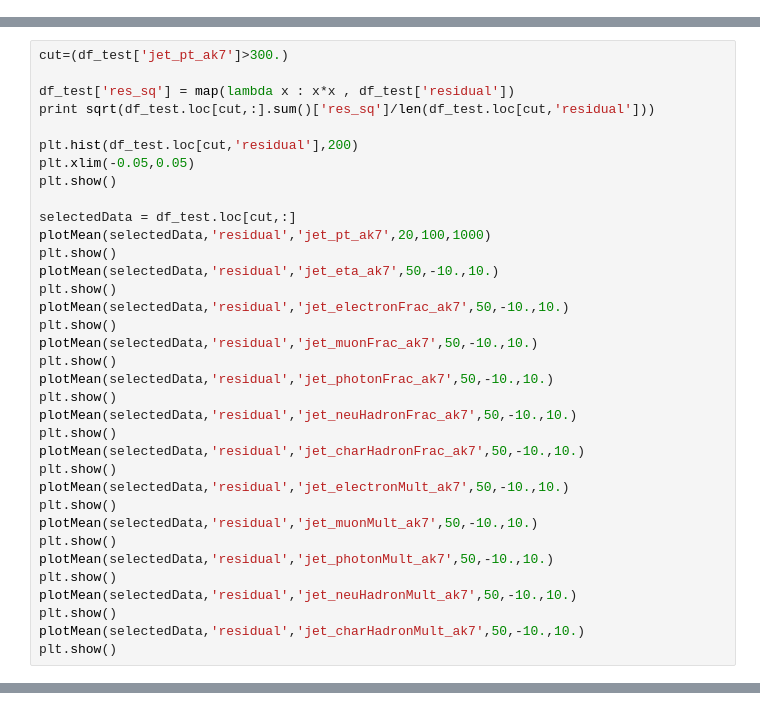
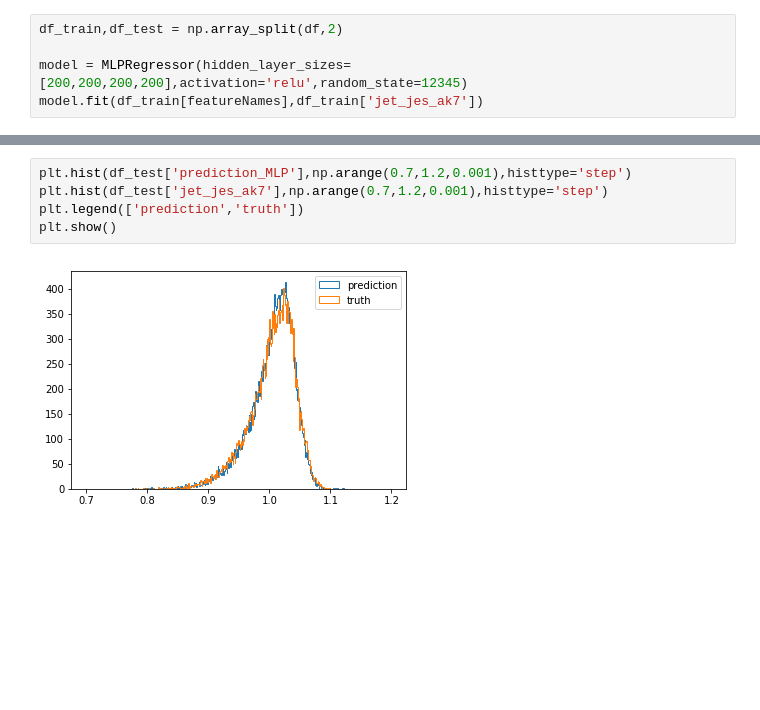
Before and after one commit to awhitbeck/scientific-python-hats, a Jupyter notebook: cms-open-data-ml/MLP_training.ipynb, the cells around one changed output, grey strips where cells are left out. Saved outputs shown, nothing was run; the diff lists cells and outputs as text; blank space fills up the shorter version.

Commit message:
updating model parameters and inputs.  adding residual profiles.

```diff
--- a/cms-open-data-ml/MLP_training.ipynb
+++ b/cms-open-data-ml/MLP_training.ipynb
@@ -78,0 +128,5 @@ if( scaleData ):
+# %%
+df_train,df_test = np.array_split(df,2)
+
+model = MLPRegressor(hidden_layer_sizes=[200,200,200,200],activation='relu',random_state=12345)
+model.fit(df_train[featureNames],df_train['jet_jes_ak7'])
@@ -185,35 +152,0 @@ plt.show()
-# %%
-cut=(df_test['jet_pt_ak7']>300.)
-
-df_test['res_sq'] = map(lambda x : x*x , df_test['residual'])
-print sqrt(df_test.loc[cut,:].sum()['res_sq']/len(df_test.loc[cut,'residual']))
-
-plt.hist(df_test.loc[cut,'residual'],200)
-plt.xlim(-0.05,0.05)
-plt.show()
-
-selectedData = df_test.loc[cut,:]
-plotMean(selectedData,'residual','jet_pt_ak7',20,100,1000)
-plt.show()
-plotMean(selectedData,'residual','jet_eta_ak7',50,-10.,10.)
-plt.show()
-plotMean(selectedData,'residual','jet_electronFrac_ak7',50,-10.,10.)
-plt.show()
-plotMean(selectedData,'residual','jet_muonFrac_ak7',50,-10.,10.)
-plt.show()
-plotMean(selectedData,'residual','jet_photonFrac_ak7',50,-10.,10.)
-plt.show()
-plotMean(selectedData,'residual','jet_neuHadronFrac_ak7',50,-10.,10.)
-plt.show()
-plotMean(selectedData,'residual','jet_charHadronFrac_ak7',50,-10.,10.)
-plt.show()
-plotMean(selectedData,'residual','jet_electronMult_ak7',50,-10.,10.)
-plt.show()
-plotMean(selectedData,'residual','jet_muonMult_ak7',50,-10.,10.)
-plt.show()
-plotMean(selectedData,'residual','jet_photonMult_ak7',50,-10.,10.)
-plt.show()
-plotMean(selectedData,'residual','jet_neuHadronMult_ak7',50,-10.,10.)
-plt.show()
-plotMean(selectedData,'residual','jet_charHadronMult_ak7',50,-10.,10.)
-plt.show()
@@ -248,0 +153,7 @@ print df_test['prediction'].std()
+# %%
+plt.hist(df_test['prediction_MLP'],np.arange(0.7,1.2,0.001),histtype='step')
+plt.hist(df_test['jet_jes_ak7'],np.arange(0.7,1.2,0.001),histtype='step')
+plt.legend(['prediction','truth'])
+plt.show()
+# %% [output]
+[figure, added]
```
Also changed, not shown: parts of 17 cells of this notebook.
